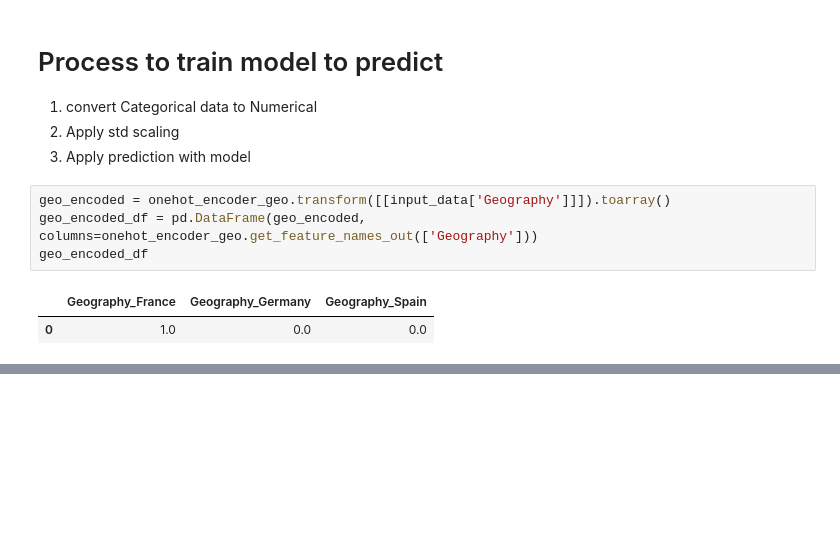
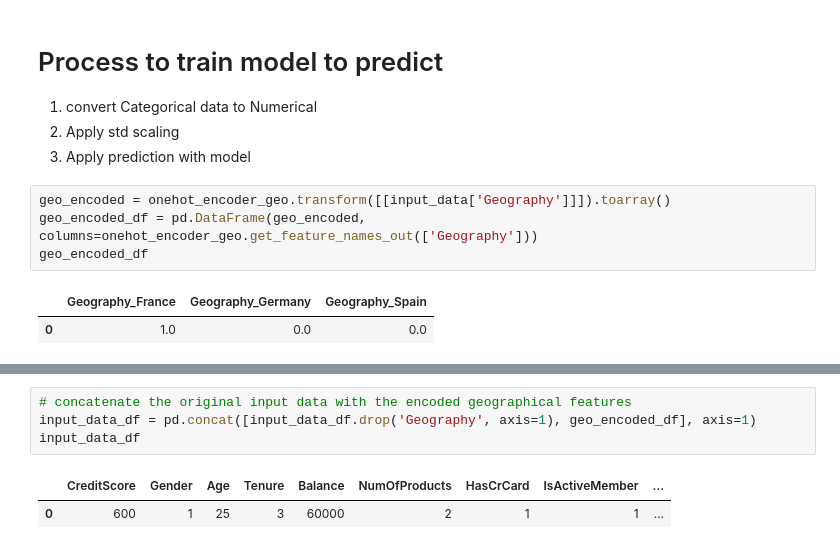
Before and after one commit to harishdhage/MachineLearningNLP, a Jupyter notebook: NLP/ANN/prediction.ipynb, the cells around one changed output, grey strips where cells are left out. Cells and saved outputs as stored; diff of their text form; blank space fills up the shorter version.

```diff
--- a/NLP/ANN/prediction.ipynb
+++ b/NLP/ANN/prediction.ipynb
@@ -58,0 +60,7 @@ AttributeError: 'dict' object has no attribute 'reset_index'
+# %%
+# concatenate the original input data with the encoded geographical features
+input_data_df = pd.concat([input_data_df.drop('Geography', axis=1), geo_encoded_df], axis=1)
+input_data_df
+# %% [output]
+|  | CreditScore | Gender | Age | Tenure | Balance | NumOfProducts | HasCrCard | IsActiveMember | ... |
+| 0 | 600 | 1 | 25 | 3 | 60000 | 2 | 1 | 1 | ... |
```
Also changed, not shown: parts of 7 cells of this notebook, 11 other files.
